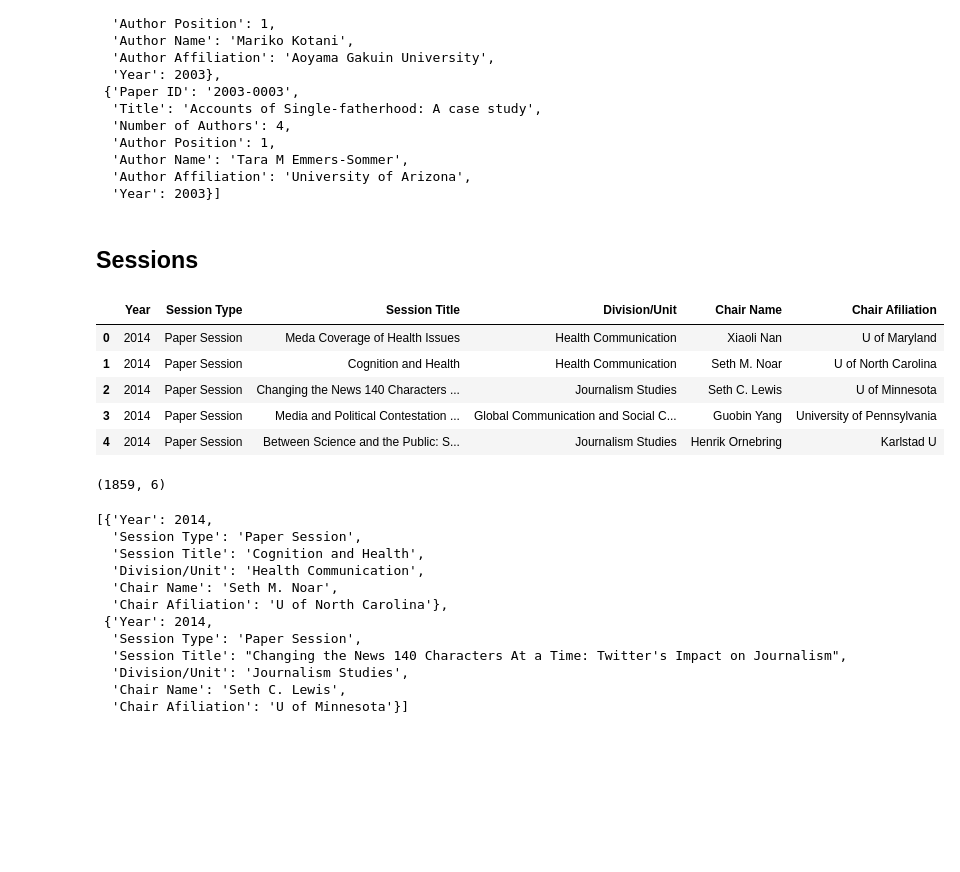
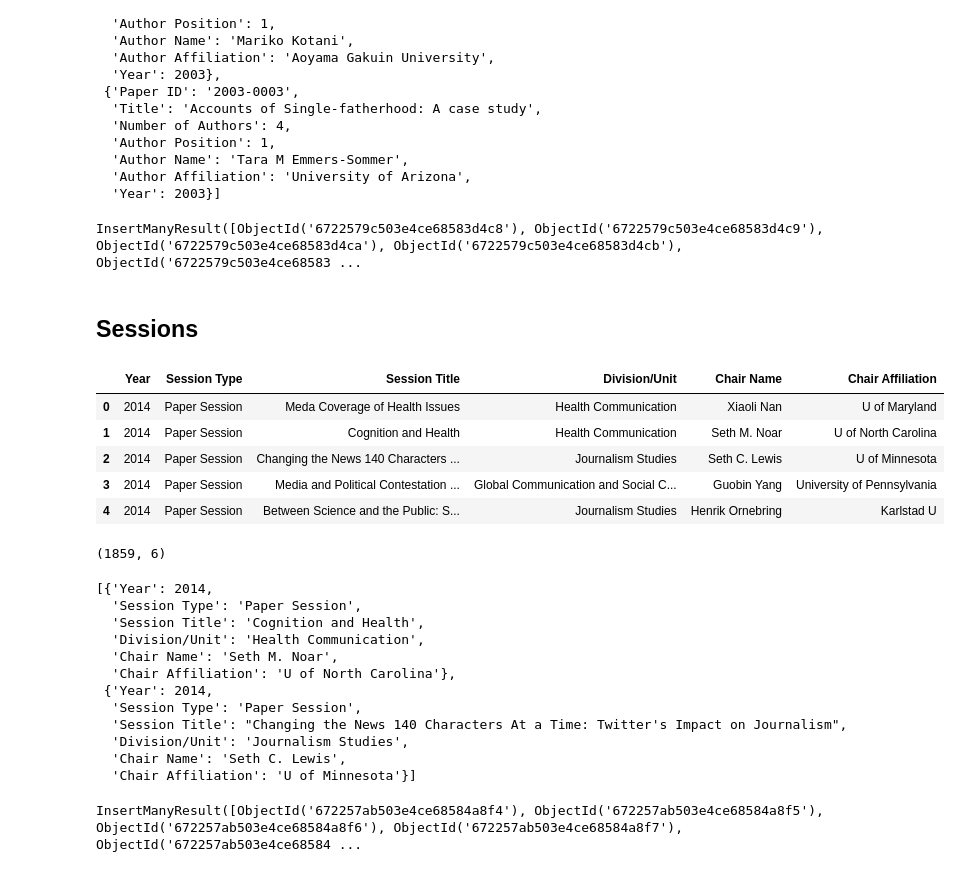
Before and after one commit to hongtaoh/ica_conf, a Jupyter notebook: mongodb/2024-10-28-submit-to-mongodb.ipynb, the cells around one changed output. Saved outputs shown, nothing was run; the diff lists cells and outputs as text; code cells hidden in the pictures; blank space fills up the shorter version.

```diff
--- a/mongodb/2024-10-28-submit-to-mongodb.ipynb
+++ b/mongodb/2024-10-28-submit-to-mongodb.ipynb
@@ -85,14 +89,16 @@ author_records[1:3]
   'Author Affiliation': 'University of Arizona',
   'Year': 2003}]
 # %%
-# authors_collection.insert_many(author_records)
+authors_collection.insert_many(author_records)
+# %% [output]
+InsertManyResult([ObjectId('6722579c503e4ce68583d4c8'), ObjectId('6722579c503e4ce68583d4c9'), ObjectId('6722579c503e4ce68583d4ca'), ObjectId('6722579c503e4ce68583d4cb'), ObjectId('6722579c503e4ce68583 ...
 # %% [markdown]
 ## Sessions
 # %%
-sessions = pd.read_csv('../data/processed/session_df.csv')
+sessions = pd.read_csv('../data/processed/sessions.csv')
 sessions.head()
 # %% [output]
-|  | Year | Session Type | Session Title | Division/Unit | Chair Name | Chair Afiliation |
+|  | Year | Session Type | Session Title | Division/Unit | Chair Name | Chair Affiliation |
 | 0 | 2014 | Paper Session | Meda Coverage of Health Issues | Health Communication | Xiaoli Nan | U of Maryland |
 | 1 | 2014 | Paper Session | Cognition and Health | Health Communication | Seth M. Noar | U of North Carolina |
 | 2 | 2014 | Paper Session | Changing the News 140 Characters ... | Journalism Studies | Seth C. Lewis | U of Minnesota |
@@ -111,12 +117,14 @@ session_records[1:3]
   'Session Title': 'Cognition and Health',
   'Division/Unit': 'Health Communication',
   'Chair Name': 'Seth M. Noar',
-  'Chair Afiliation': 'U of North Carolina'},
+  'Chair Affiliation': 'U of North Carolina'},
  {'Year': 2014,
   'Session Type': 'Paper Session',
   'Session Title': "Changing the News 140 Characters At a Time: Twitter's Impact on Journalism",
   'Division/Unit': 'Journalism Studies',
   'Chair Name': 'Seth C. Lewis',
-  'Chair Afiliation': 'U of Minnesota'}]
+  'Chair Affiliation': 'U of Minnesota'}]
 # %%
-# sessions_collection.insert_many(session_records)
+sessions_collection.insert_many(session_records)
+# %% [output]
+InsertManyResult([ObjectId('672257ab503e4ce68584a8f4'), ObjectId('672257ab503e4ce68584a8f5'), ObjectId('672257ab503e4ce68584a8f6'), ObjectId('672257ab503e4ce68584a8f7'), ObjectId('672257ab503e4ce68584 ...
```
Also changed, not shown: parts of 6 cells of this notebook, 39 other files.
